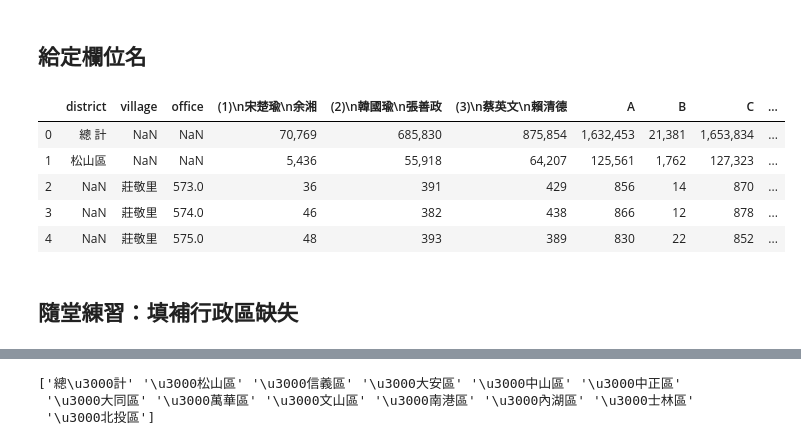
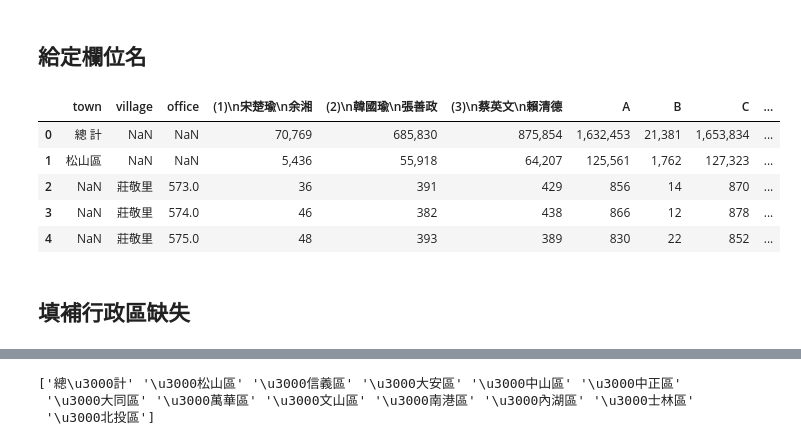
Before and after one commit to yaojenkuo/python-data-analysis, a Jupyter notebook: 05-pandas-data-wrangling.ipynb, the cells around one changed output, grey strips where cells are left out. Saved outputs shown, nothing was run; the diff lists cells and outputs as text; code cells hidden in the pictures.

```diff
--- a/05-pandas-data-wrangling.ipynb
+++ b/05-pandas-data-wrangling.ipynb
@@ -62,7 +45,8 @@ print(file_name_url)
 # %%
 import pandas as pd
 
-file_path = "https://taiwan-election-data.s3-ap-northeast-1.amazonaws.com/presidential_2020/{}".format(file_name_url)
+file_name = "總統-A05-4-候選人得票數一覽表-各投開票所(臺北市).xls"
+file_path = "presidential-2020/{}".format(file_name)
 xls_df = pd.read_excel(file_path, skiprows=[0, 1, 3, 4])
 xls_df.head()
 # %% [output]
@@ -86,16 +70,16 @@ print(candidate_numbers_names)
 # %%
 from string import ascii_uppercase
 
-column_names = ["district", "village", "office"] + candidate_numbers_names + list(ascii_uppercase[:8])
+column_names = ["town", "village", "office"] + candidate_numbers_names + list(ascii_uppercase[:8])
 xls_df.columns = column_names
 xls_df.head()
 # %% [output]
-|  | district | village | office | (1)\n宋楚瑜\n余湘 | (2)\n韓國瑜\n張善政 | (3)\n蔡英文\n賴清德 | A | B | C | ... |
+|  | town | village | office | (1)\n宋楚瑜\n余湘 | (2)\n韓國瑜\n張善政 | (3)\n蔡英文\n賴清德 | A | B | C | ... |
 | 0 | 總 計 | NaN | NaN | 70,769 | 685,830 | 875,854 | 1,632,453 | 21,381 | 1,653,834 | ... |
 | 1 | 松山區 | NaN | NaN | 5,436 | 55,918 | 64,207 | 125,561 | 1,762 | 127,323 | ... |
 | 2 | NaN | 莊敬里 | 573.0 | 36 | 391 | 429 | 856 | 14 | 870 | ... |
 | 3 | NaN | 莊敬里 | 574.0 | 46 | 382 | 438 | 866 | 12 | 878 | ... |
 | 4 | NaN | 莊敬里 | 575.0 | 48 | 393 | 389 | 830 | 22 | 852 | ... |
 # %% [markdown]
-## 隨堂練習：填補行政區缺失
+## 填補行政區缺失
 # %%
```
Also changed, not shown: parts of 36 cells of this notebook.
